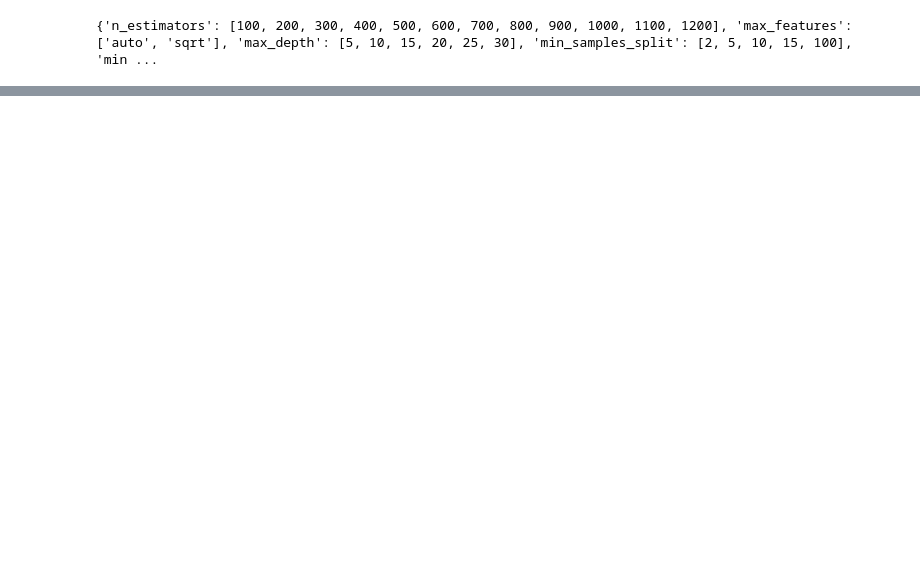
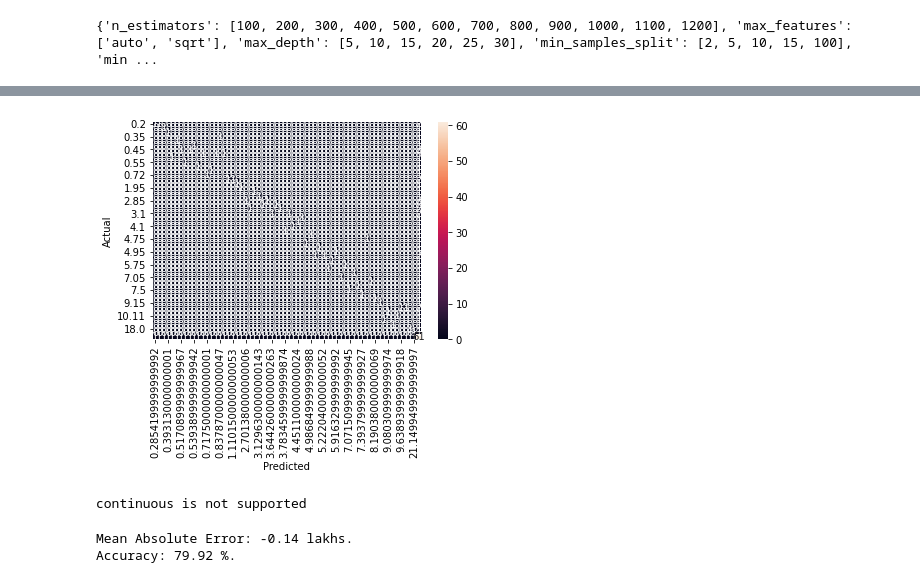
Before and after one commit to Bboofs/car-prediction, a Jupyter notebook: CarData.ipynb, the cells around one changed output, grey strips where cells are left out. Cells and saved outputs as stored; diff of their text form; code cells hidden in the pictures; blank space fills up the shorter version.

Commit message:
Removed unneccessary code in notebook, added some accuracy measures

```diff
--- a/CarData.ipynb
+++ b/CarData.ipynb
@@ -361,3 +310,34 @@ plt.scatter(y_test, predictions)
+# %%
+# confusion matrix using pandas, deosn't look like what I want
+
+confusion_matrix = pd.crosstab(y_test, predictions, rownames=['Actual'], colnames=['Predicted'], margins=True)
+sns.heatmap(confusion_matrix, annot=True)
+plt.show()
+# %% [output]
+[figure, added]
+# %%
+# confusion matrix using sklearn.metrics
+from sklearn.metrics import confusion_matrix
+try:
+    confusion_matrix(y_test, predictions)
+except ValueError as e:
+    print(e)
+# %% [output]
+continuous is not supported
+# %%
+# since sklearn.metrics seem not to work, let me do manual
+
+# 1. Mean Absolute Error
+abs_errors = abs(errors)
+print('Mean Absolute Error:', round(np.mean(errors), 2), 'lakhs.')
+
+# 2. Mean Average Percentage Error (mape)
+mape = 100 * (abs_errors / y_test)
+accuracy = 100 - np.mean(mape)
+print('Accuracy:', round(accuracy, 2), '%.')
+# %% [output]
+Mean Absolute Error: -0.14 lakhs.
+Accuracy: 79.92 %.
 # %%
 import pickle
 
```
Also changed, not shown: parts of 26 cells of this notebook, 1 other file.
